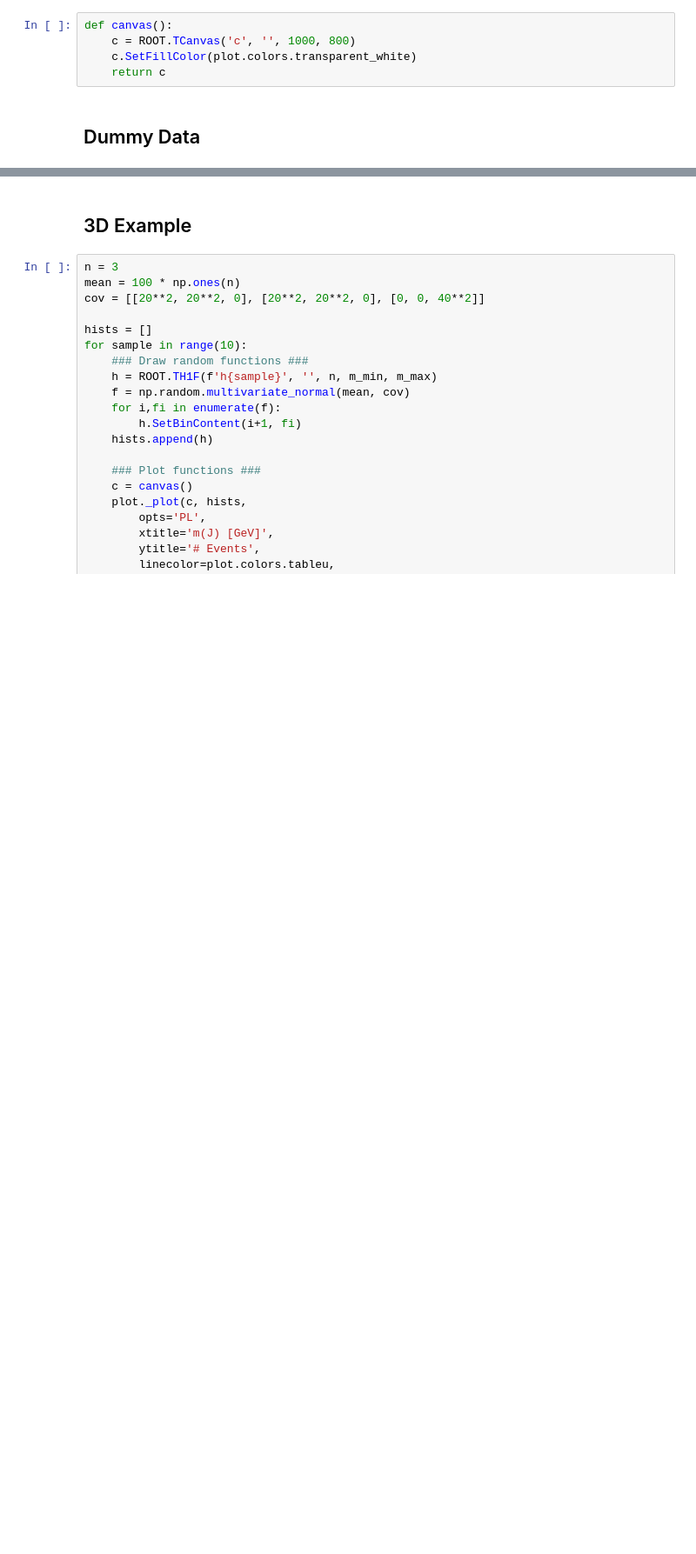
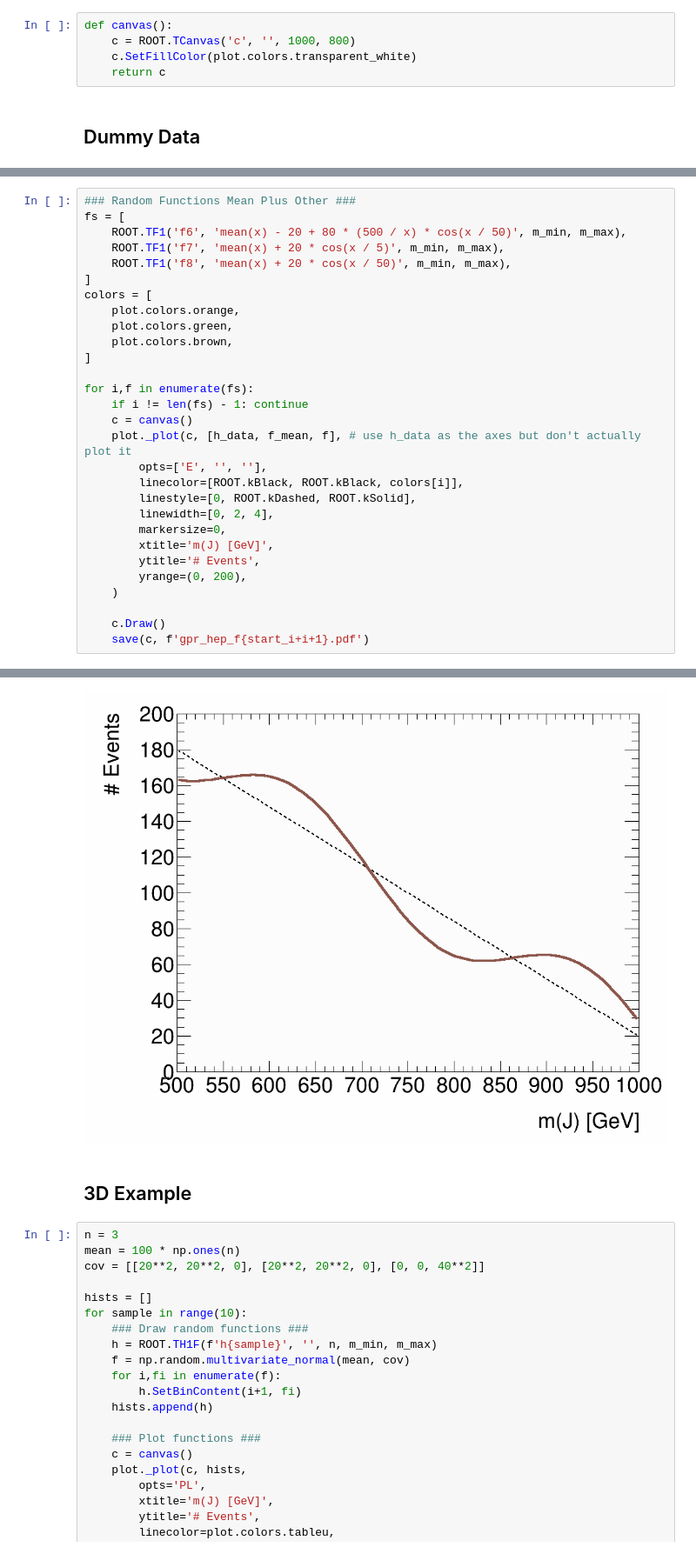
Before and after one commit to riley-x/GaussianProcessExample, a Jupyter notebook: hep.ipynb, the cells around one changed output, grey strips where cells are left out. Shown at 87% size. Saved outputs shown, nothing was run; the diff lists cells and outputs as text; blank space fills up the shorter version.

```diff
--- a/hep.ipynb
+++ b/hep.ipynb
@@ -158,0 +256,30 @@ Info in <TCanvas::Print>: pdf file ../../../CERN/Presentations/Images/gpr_hep_f2
+# %%
+### Random Functions Mean Plus Other ###
+fs = [
+    ROOT.TF1('f6', 'mean(x) - 20 + 80 * (500 / x) * cos(x / 50)', m_min, m_max),
+    ROOT.TF1('f7', 'mean(x) + 20 * cos(x / 5)', m_min, m_max),
+    ROOT.TF1('f8', 'mean(x) + 20 * cos(x / 50)', m_min, m_max),
+]
+colors = [
+    plot.colors.orange,
+    plot.colors.green,
+    plot.colors.brown,
+]
+
+for i,f in enumerate(fs):
+    if i != len(fs) - 1: continue
+    c = canvas()
+    plot._plot(c, [h_data, f_mean, f], # use h_data as the axes but don't actually plot it
+        opts=['E', '', ''],
+        linecolor=[ROOT.kBlack, ROOT.kBlack, colors[i]],
+        linestyle=[0, ROOT.kDashed, ROOT.kSolid],
+        linewidth=[0, 2, 4],
+        markersize=0,
+        xtitle='m(J) [GeV]',
+        ytitle='# Events',
+        yrange=(0, 200),
+    )
+
+    c.Draw()
+    save(c, f'gpr_hep_f{start_i+i+1}.pdf')
+# %% [output]
@@ -159,3 +288,4 @@ Info in <TCanvas::Print>: pdf file ../../../CERN/Presentations/Images/gpr_hep_f2
+[figure, added]
 # %% [markdown]
 ## 3D Example
 # %%
```
Also changed, not shown: parts of 25 cells of this notebook.
